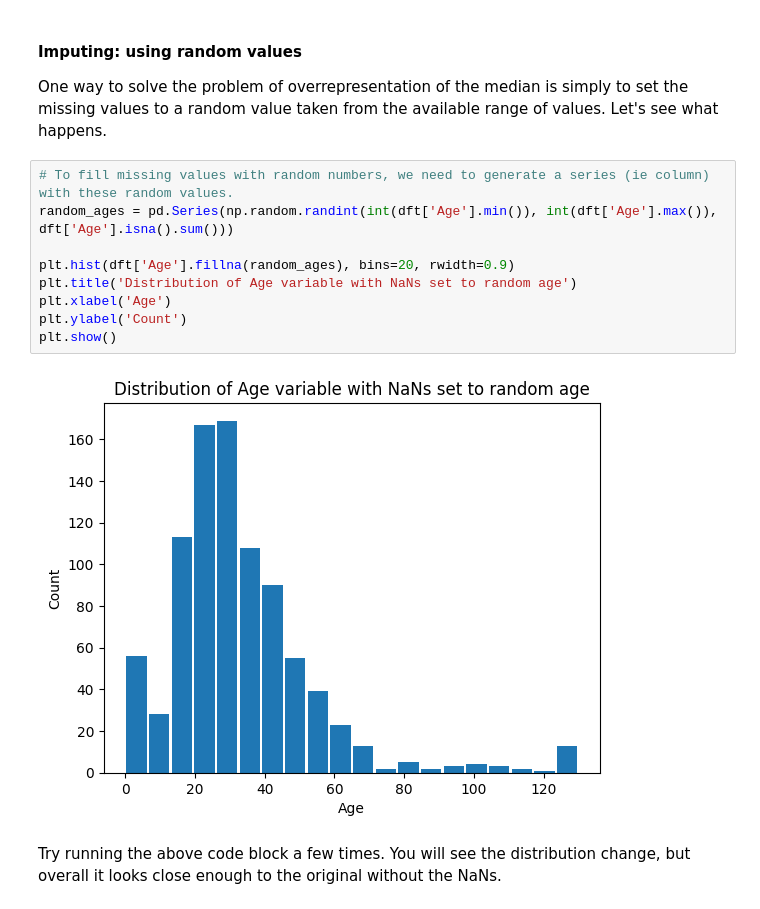
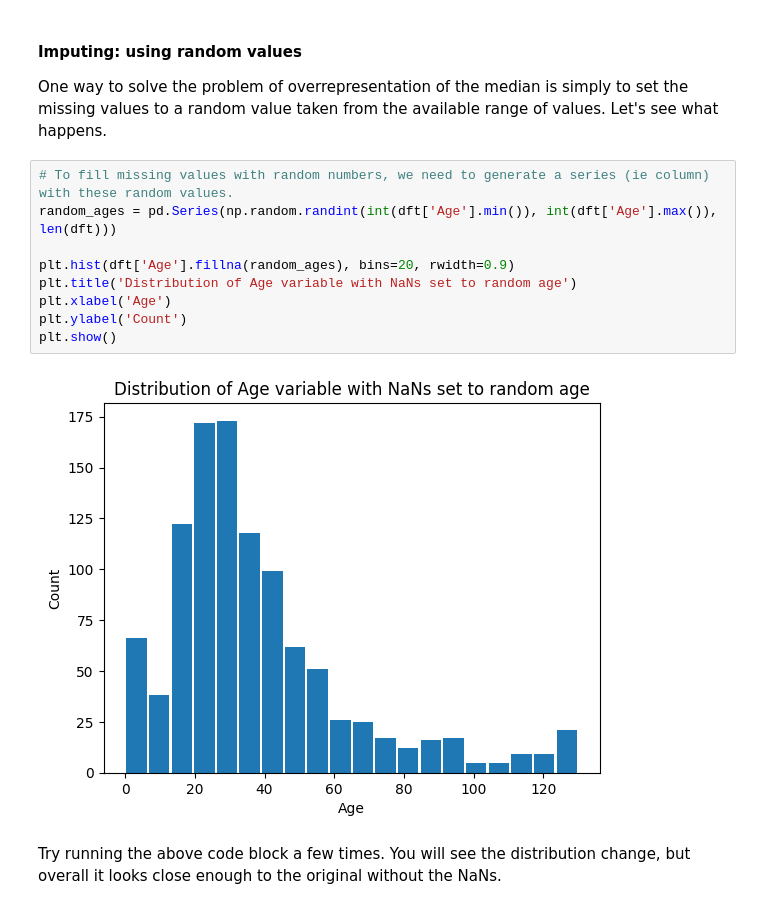
Before and after one commit to AIM-MADS-DATEXP/workshop-data-preparation, a Jupyter notebook: data_preparation.ipynb, the cells around one changed output. Cells and saved outputs as stored; diff of their text form.

Commit message:
fixed error in imputing using random values

```diff
--- a/data_preparation.ipynb
+++ b/data_preparation.ipynb
@@ -191,15 +191,15 @@ Ok. For the most part setting the missing values to the median has left the shap
 One way to solve the problem of overrepresentation of the median is simply to set the missing values to a random value taken from the available range of values. Let's see what happens.
 # %%
 # To fill missing values with random numbers, we need to generate a series (ie column) with these random values.
-random_ages = pd.Series(np.random.randint(int(dft['Age'].min()), int(dft['Age'].max()), dft['Age'].isna().sum()))
+random_ages = pd.Series(np.random.randint(int(dft['Age'].min()), int(dft['Age'].max()), len(dft)))
 
 plt.hist(dft['Age'].fillna(random_ages), bins=20, rwidth=0.9)
 plt.title('Distribution of Age variable with NaNs set to random age')
 plt.xlabel('Age')
 plt.ylabel('Count')
 plt.show()
 # %% [output]
-[figure, old version]
+[figure, new version]
 # %% [markdown]
 Try running the above code block a few times. You will see the distribution change, but overall it looks close enough to the original without the NaNs.
 # %% [markdown]
```
Also changed, not shown: parts of 2 cells of this notebook.
